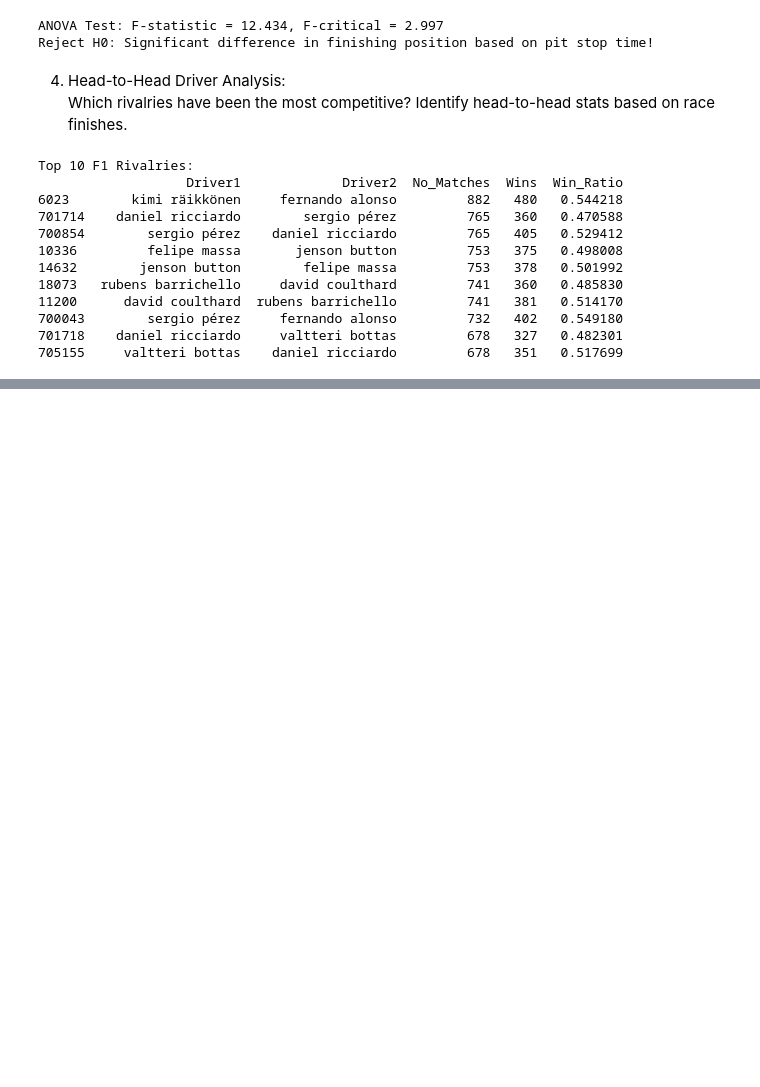
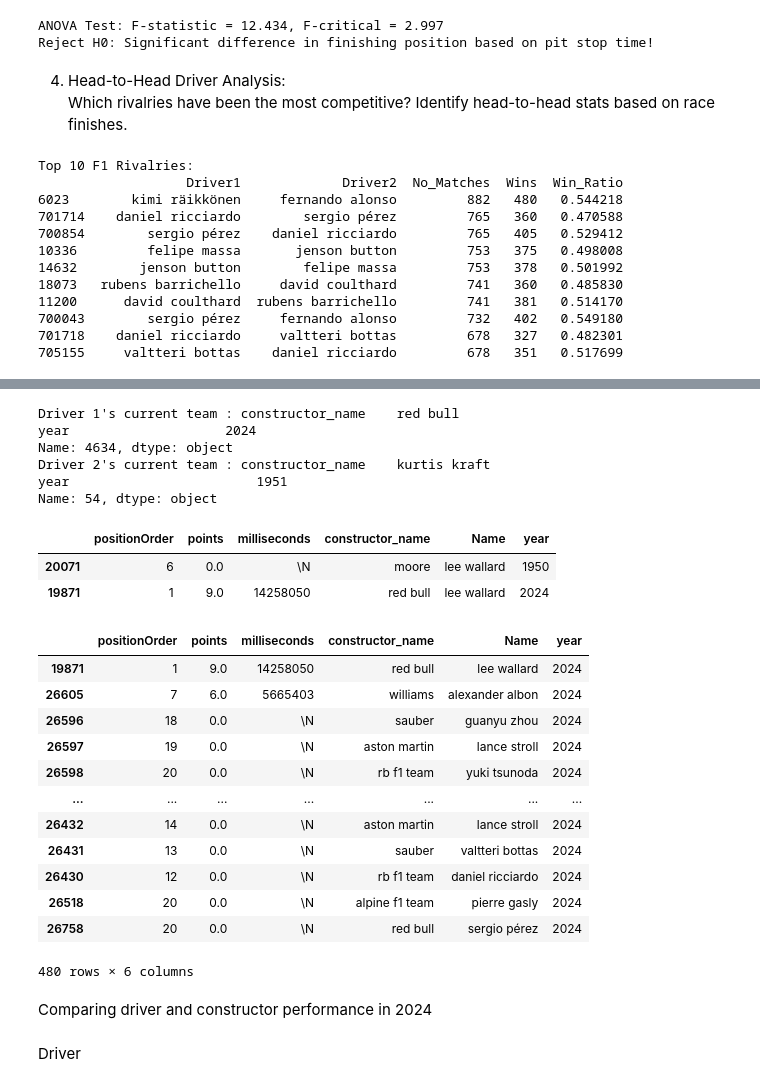
Before and after one commit to LalithKishore-S/DPL_2025, a Jupyter notebook: Analysis_questions.ipynb, the cells around one changed output, grey strips where cells are left out. Cells and saved outputs as stored; diff of their text form; code cells hidden in the pictures; blank space fills up the shorter version.

```diff
--- a/Analysis_questions.ipynb
+++ b/Analysis_questions.ipynb
@@ -451,0 +456,18 @@ Top 10 F1 Rivalries:
+# %%
+driver1 = 'max verstappen'
+driver2 = 'lee wallard'
+
+results = pd.read_csv("/content/results.csv")
+constructors = pd.read_csv("/content/constructors.csv")
+drivers = pd.read_csv("/content/drivers.csv")
+race = pd.read_csv("/content/races.csv")
+
+results = results.merge(constructors[['constructorId', 'name']], on='constructorId', how='left')
+results = results.merge(drivers[['driverId', 'forename', 'surname']], on='driverId', how='left')
+results['forename'] = results['forename'].astype('str')
+results['surname'] = results['surname'].astype('str')
+results['Name']  = results['forename']+" "+results['surname']
+results = results.merge(race[['raceId','year']],on='raceId',how='left')
+
+results.drop(columns=['forename','surname'],inplace=True)
+results.rename(columns={'name':'constructor_name'},inplace=True)
@@ -451,0 +482,4 @@ Top 10 F1 Rivalries:
+# %%
+results = results[['positionOrder', 'points','milliseconds','constructor_name', 'Name', 'year']]
+results.sort_values(by=['year'],inplace=True)
+results.head()
@@ -451,0 +493,47 @@ Top 10 F1 Rivalries:
+# %%
+last_race_year = results.groupby('Name')['year'].max().reset_index()
+results_with_last_year = results.merge(last_race_year, on=['Name', 'year'], how='inner')
+driver1_last_team = results_with_last_year[results_with_last_year['Name'] == driver1][['constructor_name','year']].iloc[-1]
+driver2_last_team = results_with_last_year[results_with_last_year['Name'] == driver2][['constructor_name','year']].iloc[-1]
+# %%
+print("Driver 1's current team :",driver1_last_team)
+print("Driver 2's current team :",driver2_last_team)
+# %% [output]
+Driver 1's current team : constructor_name    red bull
+year                    2024
+Name: 4634, dtype: object
+Driver 2's current team : constructor_name    kurtis kraft
+year                        1951
+Name: 54, dtype: object
+# %%
+#Changing lee wallard year to 2024 and swapping
+results.loc[(results['Name'] == driver2) & (results['year'] == 1951), 'year'] = 2024
+results.loc[(results['Name'] == driver2) & (results['year'] == 2024), 'constructor_name'] = driver1_last_team['constructor_name']
+results.loc[(results['Name'] == driver1) & (results['year'] == 2024), 'constructor_name'] = driver2_last_team['constructor_name']
+# %%
+results[results['Name']==driver2]
+# %% [output]
+|  | positionOrder | points | milliseconds | constructor_name | Name | year |
+| 20071 | 6 | 0.0 | \N | moore | lee wallard | 1950 |
+| 19871 | 1 | 9.0 | 14258050 | red bull | lee wallard | 2024 |
+# %%
+results = results[results['year']==2024]
+results
+# %% [output]
+|  | positionOrder | points | milliseconds | constructor_name | Name | year |
+| 19871 | 1 | 9.0 | 14258050 | red bull | lee wallard | 2024 |
+| 26605 | 7 | 6.0 | 5665403 | williams | alexander albon | 2024 |
+| 26596 | 18 | 0.0 | \N | sauber | guanyu zhou | 2024 |
+| 26597 | 19 | 0.0 | \N | aston martin | lance stroll | 2024 |
+| 26598 | 20 | 0.0 | \N | rb f1 team | yuki tsunoda | 2024 |
+| ... | ... | ... | ... | ... | ... | ... |
+| 26432 | 14 | 0.0 | \N | aston martin | lance stroll | 2024 |
+| 26431 | 13 | 0.0 | \N | sauber | valtteri bottas | 2024 |
+| 26430 | 12 | 0.0 | \N | rb f1 team | daniel ricciardo | 2024 |
+| 26518 | 20 | 0.0 | \N | alpine f1 team | pierre gasly | 2024 |
+| 26758 | 20 | 0.0 | \N | red bull | sergio pérez | 2024 |
+480 rows × 6 columns
+# %% [markdown]
+Comparing driver and constructor performance in 2024
+# %% [markdown]
+Driver
```
Also changed, not shown: parts of 3 cells of this notebook.
